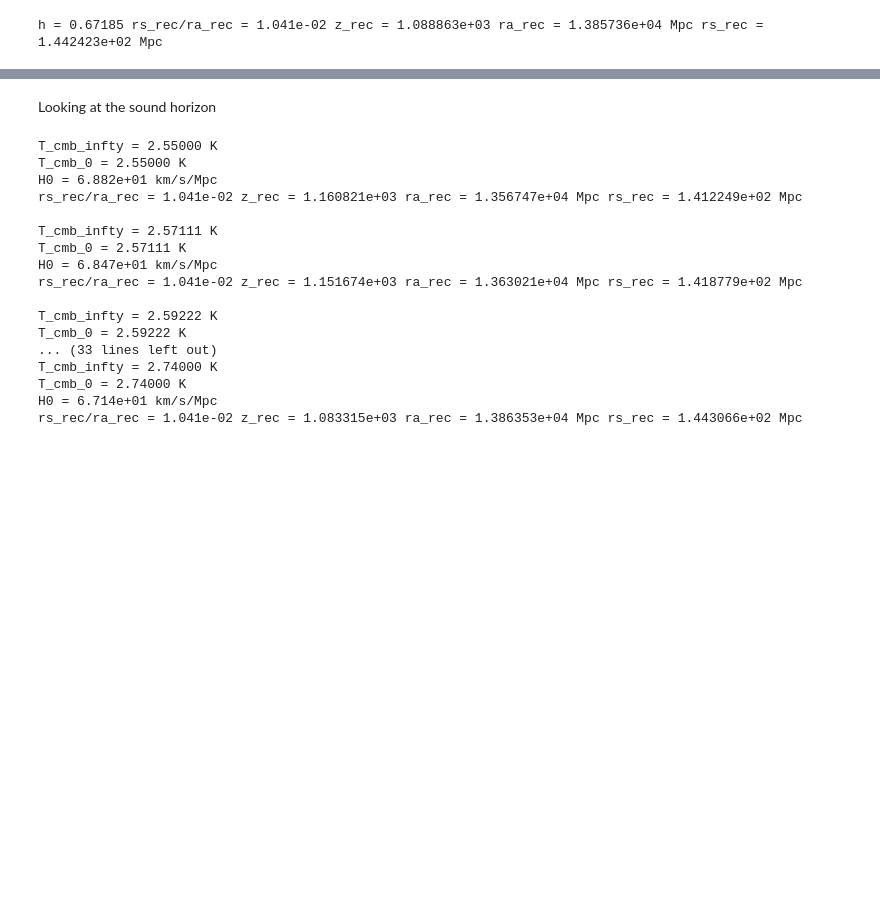
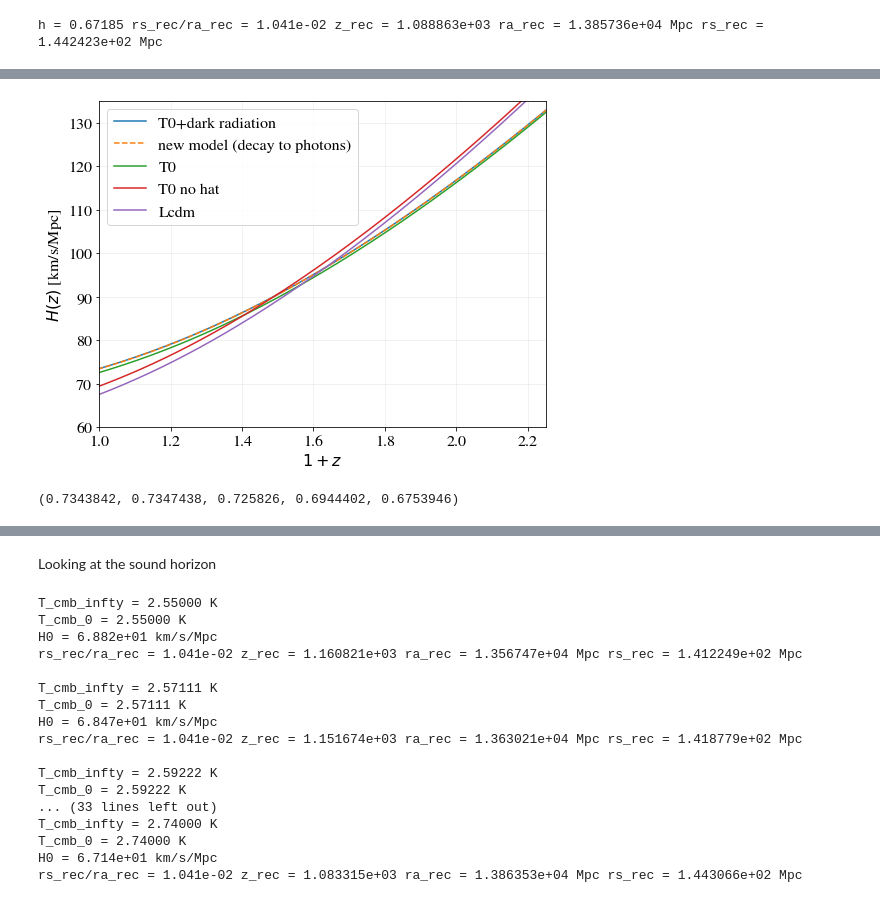
Before and after one commit to borisbolliet/class_dcdmsr, a Jupyter notebook: notebooks/cl_ST_DCDM_SR.ipynb, the cells around one changed output, grey strips where cells are left out. Saved outputs shown, nothing was run; the diff lists cells and outputs as text; code cells hidden in the pictures; blank space fills up the shorter version.

```diff
--- a/notebooks/cl_ST_DCDM_SR.ipynb
+++ b/notebooks/cl_ST_DCDM_SR.ipynb
@@ -73,0 +229,23 @@ h = 0.67185 rs_rec/ra_rec = 1.041e-02 z_rec = 1.088863e+03 ra_rec = 1.385736e+04
+# %%
+c_light = 299792
+
+plt.plot(1.+M_dr_is_dr.get_background()['z'],M_dr_is_dr.get_background()['H [1/Mpc]']*c_light,label='T0+dark radiation')
+plt.plot(1.+M_dr_is_sr.get_background()['z'],M_dr_is_sr.get_background()['H [1/Mpc]']*c_light,label='new model (decay to photons)',ls='--')
+plt.plot(1.+M_T0.get_background()['z'],M_T0.get_background()['H [1/Mpc]']*c_light,label='T0')
+plt.plot(1.+M_T0_no_hat.get_background()['z'],M_T0_no_hat.get_background()['H [1/Mpc]']*c_light,label='T0 no hat')
+plt.plot(1.+M_FID.get_background()['z'],M_FID.get_background()['H [1/Mpc]']*c_light,label='Lcdm')
+
+plt.xlim(1.,2.25)
+plt.ylim(0.0002*c_light,0.00045*c_light)
+plt.grid(which='both',alpha=0.2)
+plt.xlabel(r'$1+z$')
+plt.ylabel(r'$H(z)$ [km/s/Mpc]')
+
+plt.legend()
+plt.savefig('Hvsz.pdf')
+# %% [output]
+[figure, added]
+# %%
+M_dr_is_sr.h(),M_dr_is_dr.h(),M_T0.h(),M_T0_no_hat.h(),M_FID.h()
+# %% [output]
+(0.7343842, 0.7347438, 0.725826, 0.6944402, 0.6753946)
```
Also changed, not shown: parts of 26 cells of this notebook, 1 other file.
